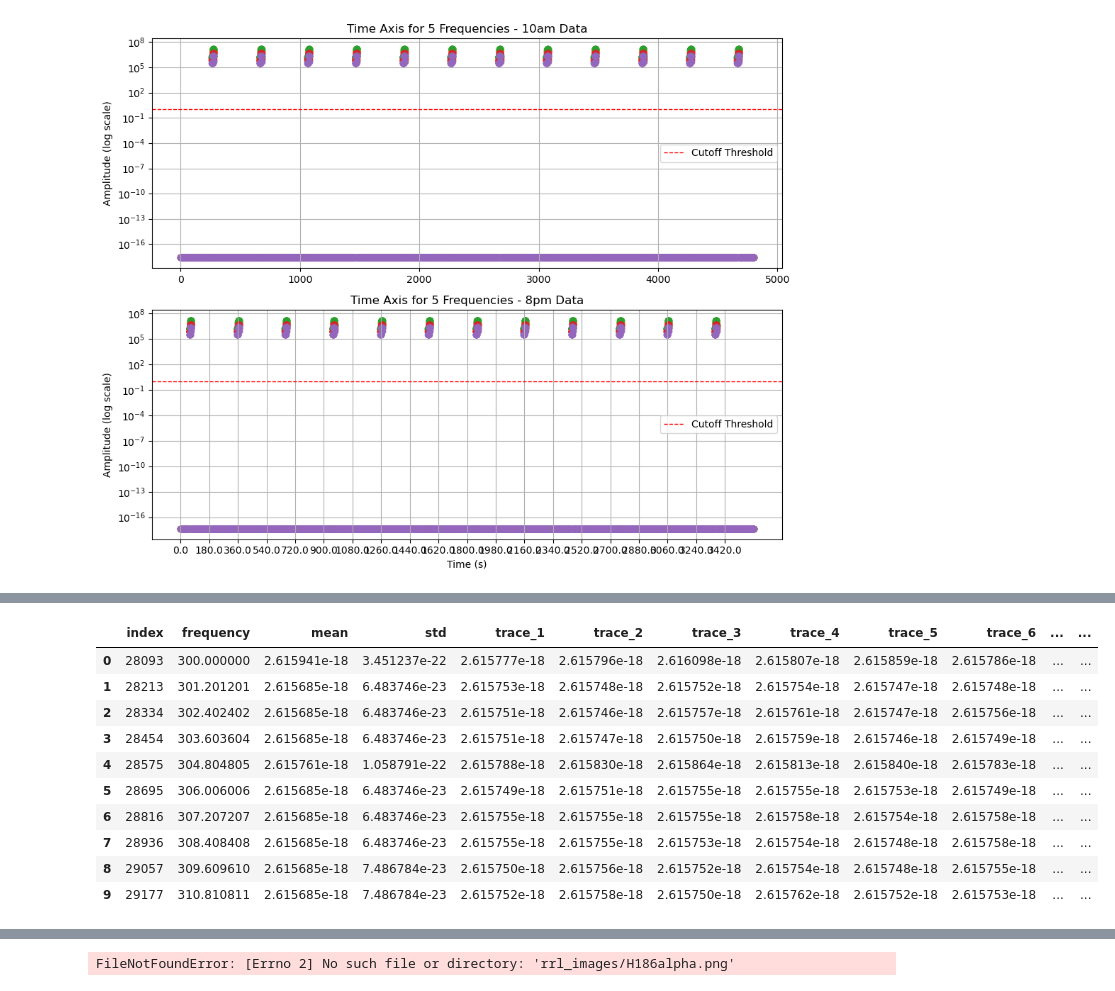
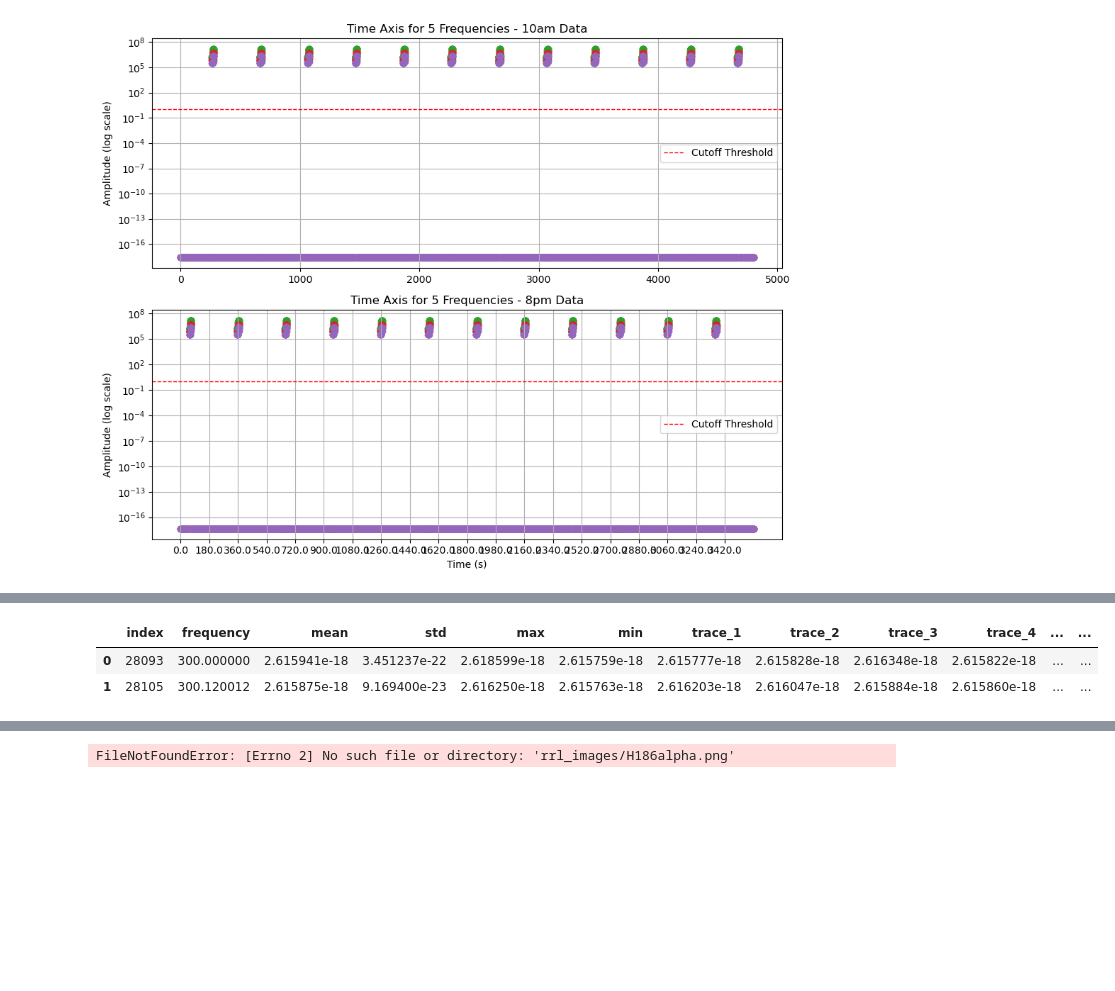
Before and after one commit to DuncanCSt/CHORD_Sensitivity, a Jupyter notebook: notebooks/rfi_analysis.ipynb, the cells around one changed output, grey strips where cells are left out. Cells and saved outputs as stored; diff of their text form; code cells hidden in the pictures; blank space fills up the shorter version.

```diff
--- a/notebooks/rfi_analysis.ipynb
+++ b/notebooks/rfi_analysis.ipynb
@@ -143,21 +117,8 @@ plt.tight_layout()
 plt.show()
 
 data_10am = np.where(data > 1, np.nan, data)
+data_10am = np.where(data_10am == 0, np.nan, data_10am)
 data_8pm = np.where(data_2 > 1, np.nan, data_2)
+data_8pm = np.where(data_8pm == 0, np.nan, data_8pm)
 # %% [output]
 [figure]
-# %%
-t = 180
-f_1 = 300 # MHz
-f_2 = 1500 # MHz
-n = 1000
-f = np.linspace(convert_frequency_to_index(f_1), convert_frequency_to_index(f_2), n)
-
-plt.figure(figsize=(10, 5))
-plt.scatter(np.linspace(f_1, f_2, n), data_2[t, f.astype(int)], s=8, alpha=0.7)
-plt.yscale('log')
-plt.title(f"RFI Spectrum at Time Index t={t} (20:00 Dataset), {f_1}–{f_2} MHz")
-plt.xlabel("Frequency (MHz)")
-plt.ylabel("Amplitude")
-plt.grid(True, alpha=0.3)
-plt.tight_layout()
@@ -168,48 +162,40 @@ plt.tight_layout()
 # %%
-min_t = 0
-max_t = 4800 - 1
-n_t = 10000
-index_range = np.unique(np.linspace(min_t, max_t, n_t).astype(int))
+def compress_data(data, min_f, max_f, f_samples=-1, t_samples=4800):
+
+    time_max = data.shape[0] - 1
+    time_index_range = np.unique(np.linspace(0, time_max, t_samples).astype(int))
+    min_f_index = convert_frequency_to_index(min_f)
+    max_f_index = convert_frequency_to_index(max_f)
+    if f_samples == -1:
+        f_samples = max_f_index - min_f_index + 1
+    freq_i_range = np.unique(np.linspace(min_f_index, max_f_index, f_samples).astype(int))
+    freq_range = np.linspace(min_f, max_f, f_samples)
+
+    data_slice = data[np.ix_(time_index_range, freq_i_range)]
+    compressed_data = pd.DataFrame({
+        "index": freq_i_range, "frequency": freq_range,
+        "mean": np.nanmean(data_slice, axis=0),
+        "std": np.nanstd(data_slice, axis=0),
+        "max": np.nanpercentile(data_slice, 99.9, axis=0),
+        "min": np.nanpercentile(data_slice, 0.1, axis=0)
+        })
+
+    for i in range(1, 21):
+        trace = data[time_index_range[(time_max-1)//20 * (i-1)], freq_i_range]
+        j = 0
+        while np.isnan(trace).any():
+            j += 1
+            trace = data[time_index_range[(time_max-1)//20 * (i-1) + j], freq_i_range]
+        compressed_data[f'trace_{i}'] = trace
+
+    return compressed_data
 
 min_f = 300
 max_f = 1500
-n_f = 1000
-
-min_f_index = convert_frequency_to_index(min_f)
-max_f_index = convert_frequency_to_index(max_f)
-freq_i_range = np.unique(np.linspace(min_f_index, max_f_index, n_f).astype(int))
-freq_range = np.linspace(min_f, max_f, n_f)
-
-
-# slice out the block we want to summarize (shape: n_t x n_f)
-data_slice_10am = data_10am[np.ix_(index_range, freq_i_range)]
-data_slice_8pm = data_8pm[np.ix_(index_range, freq_i_range)]
-
-compressed_data_10am = pd.DataFrame({
-    "index": freq_i_range, "frequency": freq_range,
-    "mean": np.nanmean(data_slice_10am, axis=0),
-    "std": np.nanstd(data_slice_10am, axis=0)})
-compressed_data_8pm = pd.DataFrame({
-    "index": freq_i_range, "frequency": freq_range,
-    "mean": np.nanmean(data_slice_8pm, axis=0),
-    "std": np.nanstd(data_slice_8pm, axis=0)})
-
-i = 1
-for j in np.linspace(min_t, max_t, 20).astype(int):
-    compressed_data_10am[f'trace_{i}'] = data_10am[j, freq_i_range]
-    compressed_data_8pm[f'trace_{i}'] = data_8pm[j, freq_i_range]
-    i += 1
-
-compressed_data_10am.head(10)
+compressed_data_10am = compress_data(data_10am, min_f, max_f, f_samples=10000)
+compressed_data_8pm = compress_data(data_8pm, min_f, max_f, f_samples=10000)
+compressed_data_10am.head(2)
 # %% [output]
-|  | index | frequency | mean | std | trace_1 | trace_2 | trace_3 | trace_4 | trace_5 | trace_6 | ... | ... |
-| 0 | 28093 | 300.000000 | 2.615941e-18 | 3.451237e-22 | 2.615777e-18 | 2.615796e-18 | 2.616098e-18 | 2.615807e-18 | 2.615859e-18 | 2.615786e-18 | ... | ... |
-| 1 | 28213 | 301.201201 | 2.615685e-18 | 6.483746e-23 | 2.615753e-18 | 2.615748e-18 | 2.615752e-18 | 2.615754e-18 | 2.615747e-18 | 2.615748e-18 | ... | ... |
-| 2 | 28334 | 302.402402 | 2.615685e-18 | 6.483746e-23 | 2.615751e-18 | 2.615746e-18 | 2.615757e-18 | 2.615761e-18 | 2.615747e-18 | 2.615756e-18 | ... | ... |
-| 3 | 28454 | 303.603604 | 2.615685e-18 | 6.483746e-23 | 2.615751e-18 | 2.615747e-18 | 2.615750e-18 | 2.615759e-18 | 2.615746e-18 | 2.615749e-18 | ... | ... |
-| 4 | 28575 | 304.804805 | 2.615761e-18 | 1.058791e-22 | 2.615788e-18 | 2.615830e-18 | 2.615864e-18 | 2.615813e-18 | 2.615840e-18 | 2.615783e-18 | ... | ... |
-| 5 | 28695 | 306.006006 | 2.615685e-18 | 6.483746e-23 | 2.615749e-18 | 2.615751e-18 | 2.615755e-18 | 2.615755e-18 | 2.615753e-18 | 2.615749e-18 | ... | ... |
-| 6 | 28816 | 307.207207 | 2.615685e-18 | 6.483746e-23 | 2.615755e-18 | 2.615755e-18 | 2.615755e-18 | 2.615758e-18 | 2.615754e-18 | 2.615758e-18 | ... | ... |
-| 7 | 28936 | 308.408408 | 2.615685e-18 | 6.483746e-23 | 2.615755e-18 | 2.615755e-18 | 2.615753e-18 | 2.615754e-18 | 2.615748e-18 | 2.615758e-18 | ... | ... |
-| 8 | 29057 | 309.609610 | 2.615685e-18 | 7.486784e-23 | 2.615750e-18 | 2.615756e-18 | 2.615752e-18 | 2.615754e-18 | 2.615748e-18 | 2.615755e-18 | ... | ... |
-| 9 | 29177 | 310.810811 | 2.615685e-18 | 7.486784e-23 | 2.615752e-18 | 2.615758e-18 | 2.615750e-18 | 2.615762e-18 | 2.615752e-18 | 2.615753e-18 | ... | ... |
+|  | index | frequency | mean | std | max | min | trace_1 | trace_2 | trace_3 | trace_4 | ... | ... |
+| 0 | 28093 | 300.000000 | 2.615941e-18 | 3.451237e-22 | 2.618599e-18 | 2.615759e-18 | 2.615777e-18 | 2.615828e-18 | 2.616348e-18 | 2.615822e-18 | ... | ... |
+| 1 | 28105 | 300.120012 | 2.615875e-18 | 9.169400e-23 | 2.616250e-18 | 2.615763e-18 | 2.616203e-18 | 2.616047e-18 | 2.615884e-18 | 2.615860e-18 | ... | ... |
```
Also changed, not shown: parts of 21 cells of this notebook, 2 other files.
